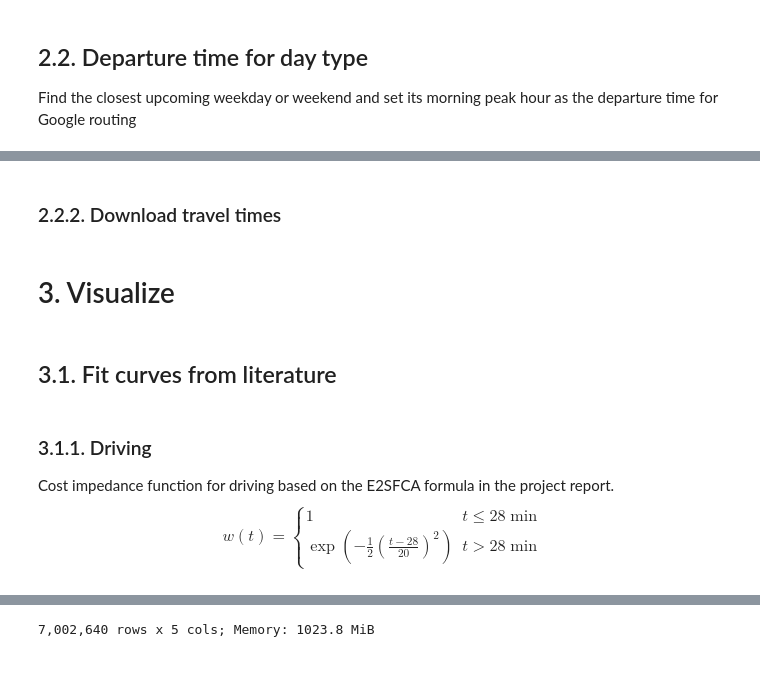
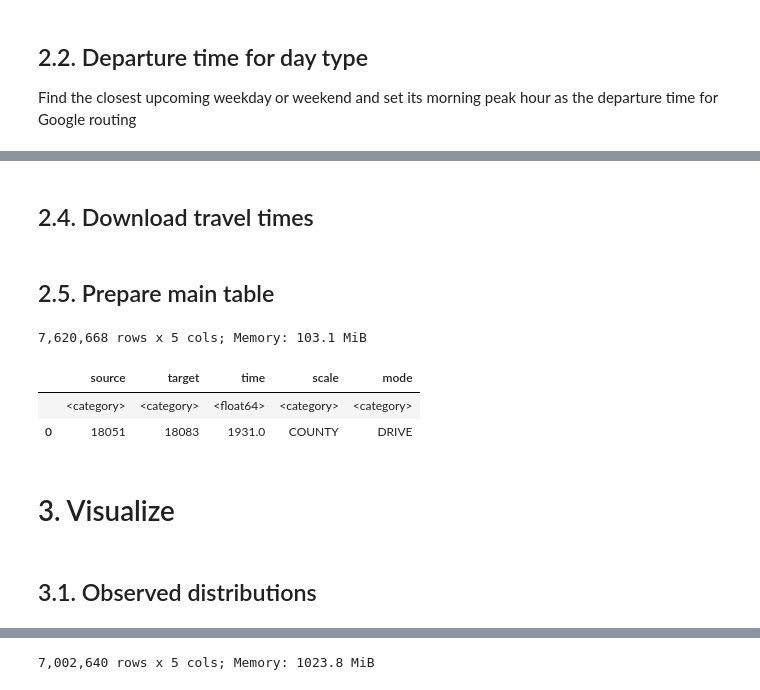
Before and after one commit to rvanxer/spr_4711, a Jupyter notebook: code/Distances.ipynb, the cells around one changed output, grey strips where cells are left out. Cells and saved outputs as stored; diff of their text form; code cells hidden in the pictures.

Commit message:
Major changes in accessibility code to suit new format (?)

```diff
--- a/code/Distances.ipynb
+++ b/code/Distances.ipynb
@@ -91,5 +91,5 @@ def get_eligible_odps(zones, mode, workers=8):
 # %% [markdown]
-### 2.2.2. Download travel times
+## 2.4. Download travel times
 # %%
 def get_gdm_tt(zones, scale, mode, weekday=True, bidirec=False,
                njobs=24, save=True, overwrite=False):
@@ -132,11 +132,37 @@ def get_gdm_tt(zones, scale, mode, weekday=True, bidirec=False,
 # for i, (scale, mode, weekday) in enumerate(pbar):
 #     pbar.set_description(f'{i+1}: {scale} x {mode}')
 #     x = get_gdm_tt(zones, scale, mode, weekday, njobs=30)
+# %% [markdown]
+## 2.5. Prepare main table
+# %%
+def get_travel_times(scales=SCALES, modes=MODES.index,
+                     day_type='weekday', overwrite=False):
+    outfile = Path('../data/distance/travel_times.parquet')
+    if outfile.exists() and not overwrite:
+        return pd.read_parquet(outfile)
+    tt = []
+    for scale, mode in tqdm(list(it.product(scales, modes))):
+        file = Path('../data/distance/{}__{}__{}.csv'.format(
+            scale.lower(), mode.lower(), day_type))
+        if not file.exists(): continue
+        df = pd.read_csv(file)
+        df = df.set_index(['src_geoid', 'trg_geoid'])['time']
+        df = df.rename_axis(['source', 'target']).reset_index()
+        tt.append(df.assign(scale=scale, mode=mode))
+    tt = (pd.concat(tt).reset_index(drop=True)
+          .astype({'source': str, 'target': str})
+          .astype({x: CAT for x in [
+              'source', 'target', 'scale', 'mode']}))
+    tt.to_parquet(U.mkfile(outfile))
+    return tt
+
+tt = get_travel_times(overwrite=0).disp() # t=0:06
+# %% [output]
+7,620,668 rows x 5 cols; Memory: 103.1 MiB
+|  | source | target | time | scale | mode |
+|  | <category> | <category> | <float64> | <category> | <category> |
+| 0 | 18051 | 18083 | 1931.0 | COUNTY | DRIVE |
 # %% [markdown]
 # 3. Visualize
 # %% [markdown]
-## 3.1. Fit curves from literature
+## 3.1. Observed distributions
-# %% [markdown]
-### 3.1.1. Driving
-Cost impedance function for driving based on the E2SFCA formula in the project report.
-$$ w(t) = \begin{cases} 1 & t\le 28\;\text{min} \\ \exp{\left(-\frac{1}{2}\left(\frac{t-28}{20}\right)^2\right)} & t>28\;\text{min} \end{cases} $$
```
Also changed, not shown: parts of 11 cells of this notebook, 9 other files.
